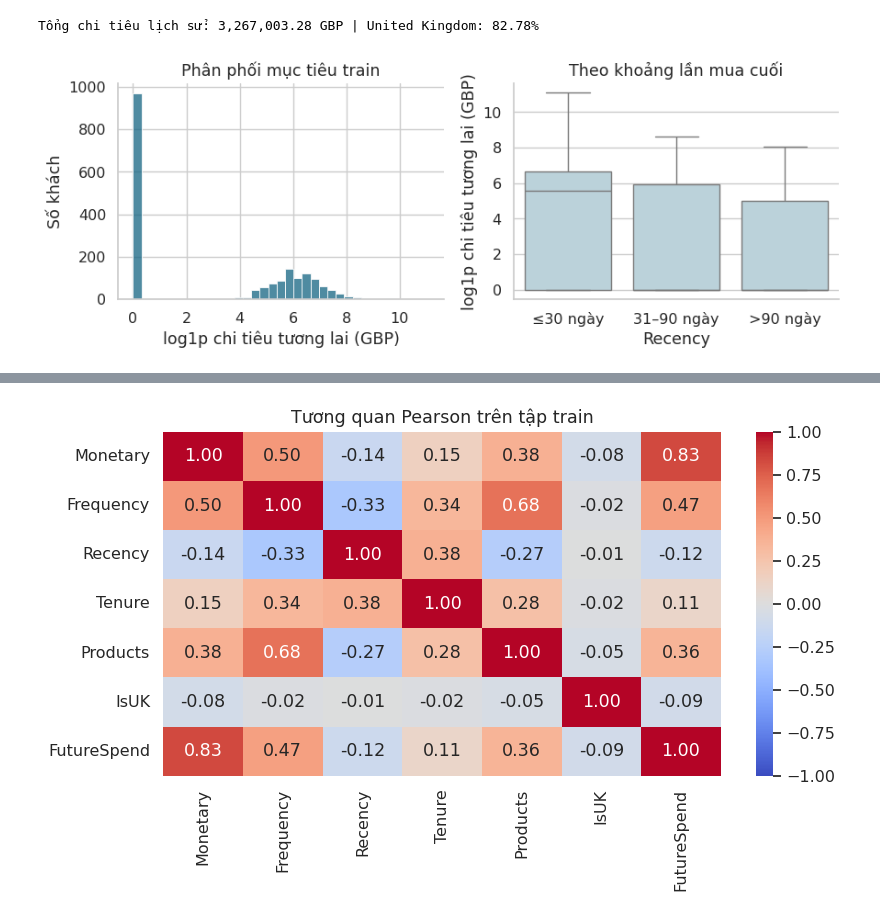
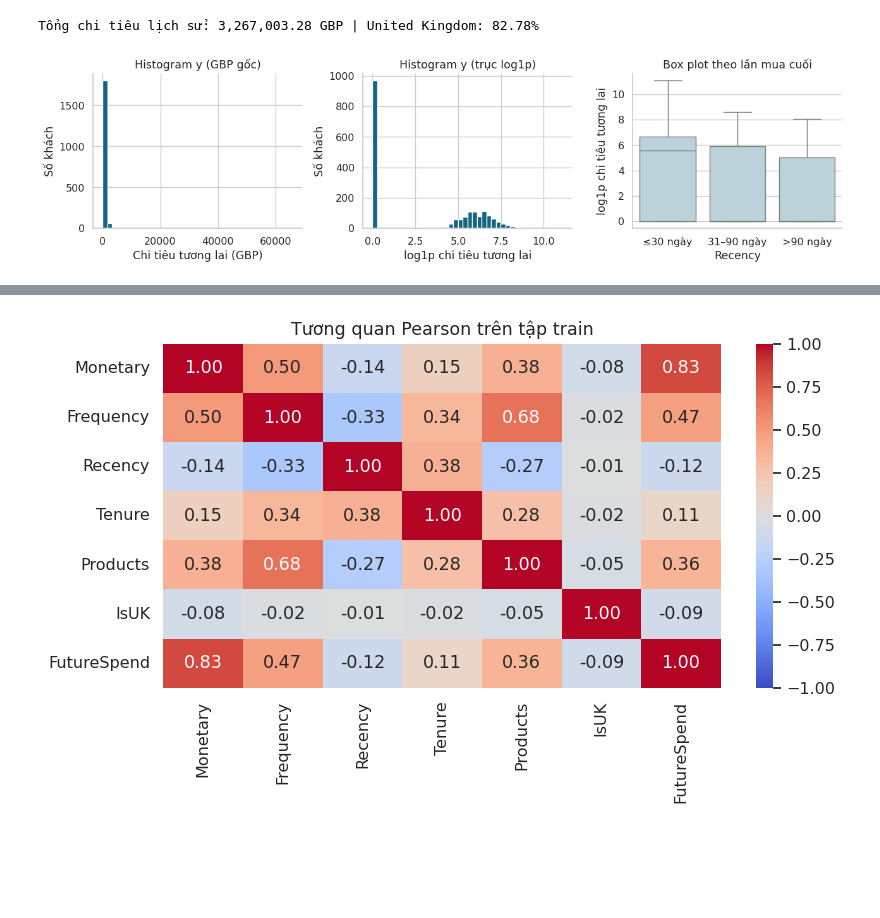
Before and after one commit to Trunguit1122/ecomanalysis, a Jupyter notebook: analysis/NhomXX_Phan_tich.ipynb, the cells around one changed output, grey strips where cells are left out. Drawn from its saved outputs; the diff is of its cells as text; code cells hidden in the pictures; blank space fills up the shorter version.

```diff
--- a/analysis/NhomXX_Phan_tich.ipynb
+++ b/analysis/NhomXX_Phan_tich.ipynb
@@ -400,20 +467,20 @@ integrity
 # %%
-def build_customers(sales):
-    """Gom lịch sử theo khách để tạo X và cộng chi tiêu trong cửa sổ mục tiêu để tạo y."""
-    history = sales.loc[(sales['InvoiceDate'] >= HISTORY_START) & (sales['InvoiceDate'] < CUTOFF)].copy()
-    future = sales.loc[(sales['InvoiceDate'] >= CUTOFF) & (sales['InvoiceDate'] < LABEL_END)].copy()
+def build_customers(sales, history_start=HISTORY_START, cutoff=CUTOFF, label_end=LABEL_END):
+    """Gom lịch sử [history_start, cutoff) theo khách để tạo X; cộng chi tiêu trong [cutoff, label_end) để tạo y."""
+    history = sales.loc[(sales['InvoiceDate'] >= history_start) & (sales['InvoiceDate'] < cutoff)].copy()
+    future = sales.loc[(sales['InvoiceDate'] >= cutoff) & (sales['InvoiceDate'] < label_end)].copy()
     customers = history.groupby('CustomerID').agg(
         FirstPurchase=('InvoiceDate', 'min'), LastPurchase=('InvoiceDate', 'max'),
         Frequency=('InvoiceNo', 'nunique'), Monetary=('LineSpend', 'sum'),
         Products=('StockCode', 'nunique'))
     customers['Country'] = history.groupby('CustomerID')['Country'].agg(lambda s: sorted(s.mode())[0])
-    customers['Recency'] = (CUTOFF - customers['LastPurchase']).dt.total_seconds() / 86400
-    customers['Tenure'] = (CUTOFF - customers['FirstPurchase']).dt.total_seconds() / 86400
+    customers['Recency'] = (cutoff - customers['LastPurchase']).dt.total_seconds() / 86400
+    customers['Tenure'] = (cutoff - customers['FirstPurchase']).dt.total_seconds() / 86400
     future_spend = future.groupby('CustomerID')['LineSpend'].sum()
     customers[TARGET] = future_spend.reindex(customers.index, fill_value=0)
     customers['RecencyGroup'] = pd.cut(customers['Recency'], bins=RECENCY_BINS,
                                        labels=RECENCY_LABELS, include_lowest=True)
-    # Mã hóa one-hot bằng get_dummies (Bài 2); chỉ giữ cột Country_UK để tránh hai dummy phụ thuộc tuyến tính
+    # One-hot bằng get_dummies; chỉ giữ cột Country_UK vì hai cột dummy luôn cộng lại bằng 1
     country_group = customers['Country'].eq('United Kingdom').map({True: 'UK', False: 'Other'})
     country_dummies = pd.get_dummies(country_group, prefix='Country', dtype=int)
     customers['IsUK'] = country_dummies['Country_UK']
@@ -583,12 +722,14 @@ print(f"Tổng chi tiêu lịch sử: {history['LineSpend'].sum():,.2f} GBP | Un
 [figure]
 Tổng chi tiêu lịch sử: 3,267,003.28 GBP | United Kingdom: 82.78%
 # %%
-# log1p chỉ đổi trục nhìn; mô hình vẫn dự đoán GBP gốc
-fig, axes = plt.subplots(1, 2, figsize=(9, 3.5))
-sns.histplot(np.log1p(y_train), bins=35, ax=axes[0], color=MAIN_COLOR)
-axes[0].set(xlabel='log1p chi tiêu tương lai (GBP)', ylabel='Số khách', title='Phân phối mục tiêu train')
-sns.boxplot(x=train_df['RecencyGroup'], y=np.log1p(y_train), ax=axes[1], color=LIGHT_COLOR)
-axes[1].set(xlabel='Recency', ylabel='log1p chi tiêu tương lai (GBP)', title='Theo khoảng lần mua cuối')
+# Trục GBP gốc gần như không đọc được vì lệch phải; log1p(y) = log(1 + y) chỉ đổi trục nhìn, giữ được y = 0
+fig, axes = plt.subplots(1, 3, figsize=(13, 3.6))
+axes[0].hist(y_train, bins=40, color=MAIN_COLOR)
+axes[0].set(xlabel='Chi tiêu tương lai (GBP)', ylabel='Số khách', title='Histogram y (GBP gốc)')
+axes[1].hist(np.log1p(y_train), bins=40, color=MAIN_COLOR)
+axes[1].set(xlabel='log1p chi tiêu tương lai', ylabel='Số khách', title='Histogram y (trục log1p)')
+sns.boxplot(x=train_df['RecencyGroup'], y=np.log1p(y_train), ax=axes[2], color=LIGHT_COLOR)
+axes[2].set(xlabel='Recency', ylabel='log1p chi tiêu tương lai', title='Box plot theo lần mua cuối')
 save_fig(fig, '03_distribution')
 # %% [output]
-[figure, old version]
+[figure, new version]
```
Also changed, not shown: parts of 53 cells of this notebook, 2 other files.
